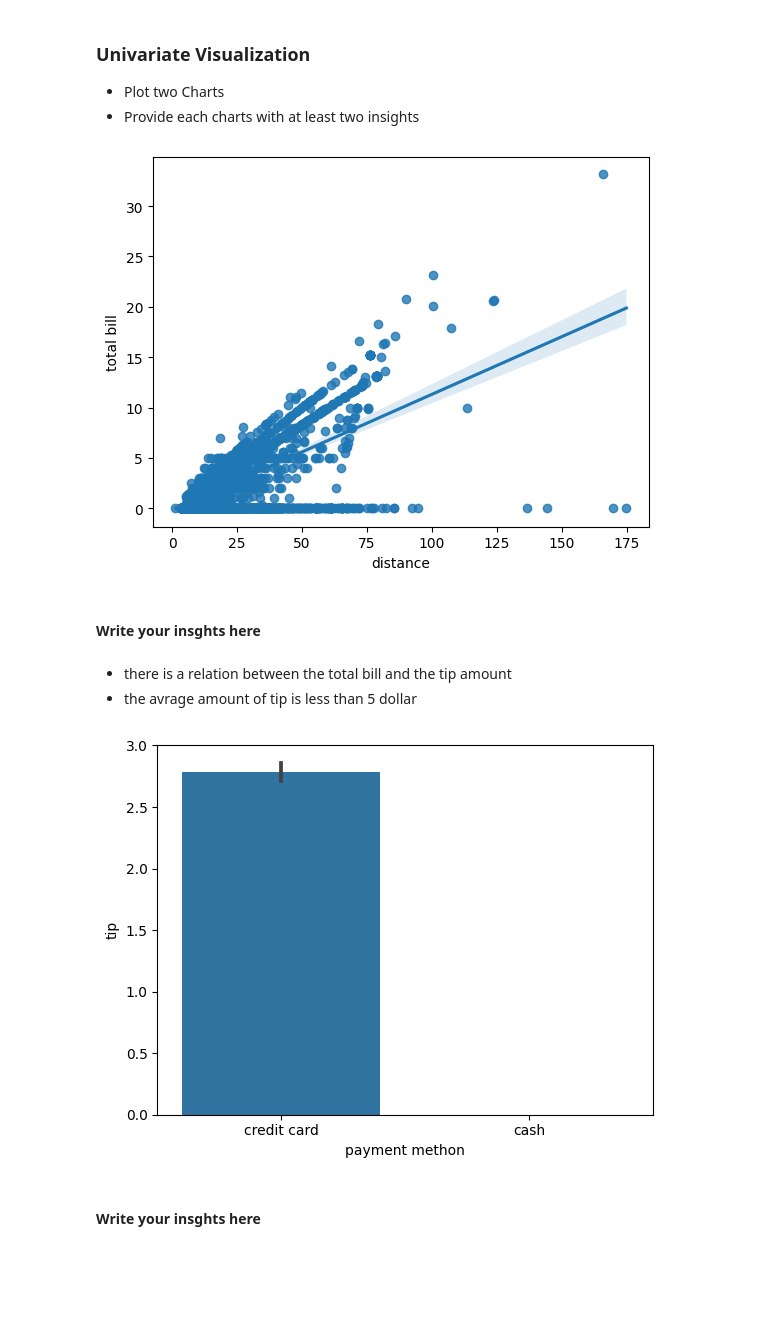
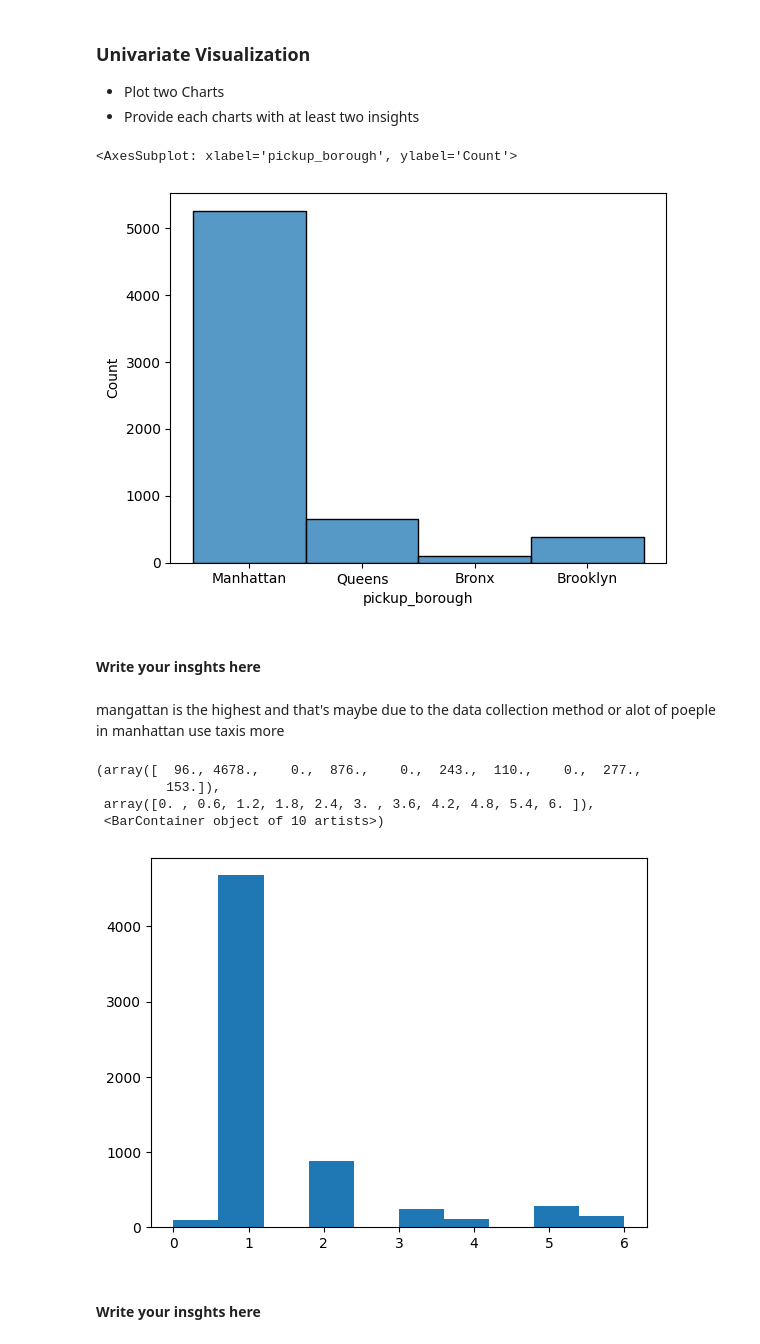
Before and after one commit to Tuwaiq-Data-Science-Bootcamp-V2/EDA-Lab1, a Jupyter notebook: EDA_Assignment .ipynb, the cells around one changed output. Drawn from its saved outputs; the diff is of its cells as text; code cells hidden in the pictures; blank space fills up the shorter version.

```diff
--- a/EDA_Assignment .ipynb
+++ b/EDA_Assignment .ipynb
@@ -61,24 +61,22 @@ dtype: object
 * Plot two Charts
 * Provide each charts with at least two insights
 # %%
-sns.regplot(data=df,x='total',y='tip')
-plt.xlabel('distance')
-plt.ylabel('total bill')
-plt.show()
+sns.histplot(df['pickup_borough'])
 # %% [output]
+<AxesSubplot: xlabel='pickup_borough', ylabel='Count'>
-[figure, old version]
+[figure, new version]
 # %% [markdown]
 #### Write your insghts here
 # %% [markdown]
-- there is a relation between the total bill and the tip amount
-- the avrage amount of tip is less than 5 dollar
+mangattan is the highest and that's maybe due to the data collection method or alot of poeple in manhattan use taxis more
 # %%
-sns.barplot(data=df, x='payment',y='tip')
-plt.xlabel('payment methon')
-plt.ylabel('tip')
-plt.show()
+plt.hist(df['passengers'])
 # %% [output]
+(array([  96., 4678.,    0.,  876.,    0.,  243.,  110.,    0.,  277.,
+         153.]),
+ array([0. , 0.6, 1.2, 1.8, 2.4, 3. , 3.6, 4.2, 4.8, 5.4, 6. ]),
+ <BarContainer object of 10 artists>)
-[figure, old version]
+[figure, new version]
 # %% [markdown]
 #### Write your insghts here
 # %% [markdown]
```
Also changed, not shown: parts of 7 cells of this notebook.
